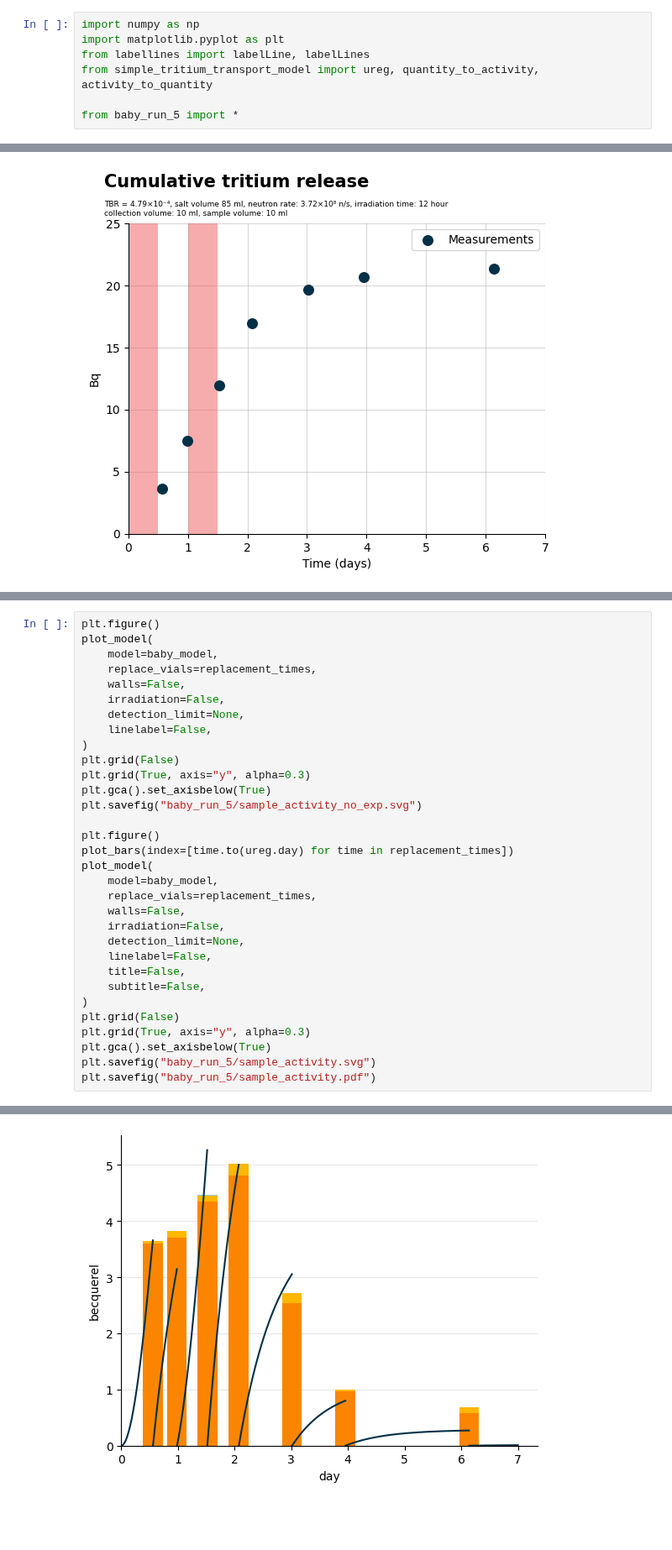
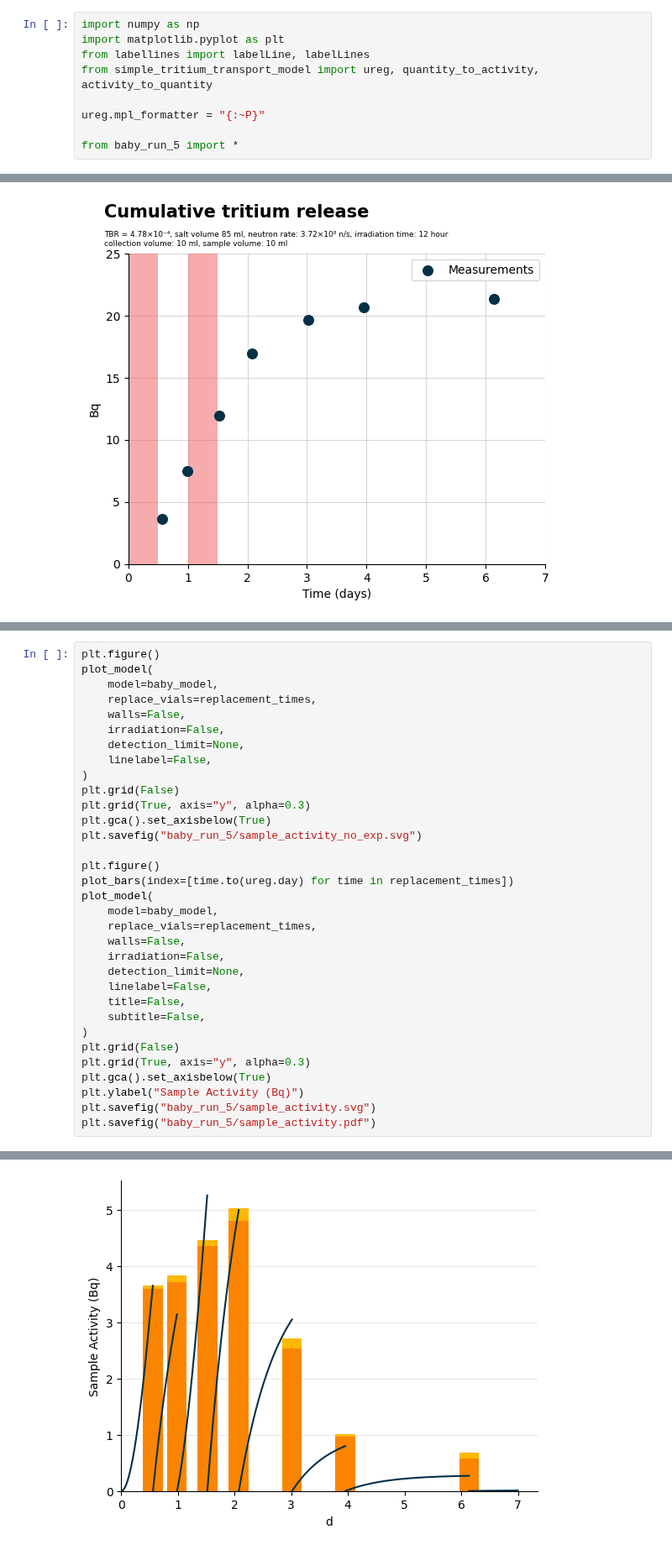
Before and after one commit to LIBRA-project/BABY-100-mL-runs, a Jupyter notebook: baby_run_5.ipynb, the cells around one changed output, grey strips where cells are left out. Shown at 84% size. Drawn from its saved outputs; the diff is of its cells as text; blank space fills up the shorter version.

```diff
--- a/baby_run_5.ipynb
+++ b/baby_run_5.ipynb
@@ -4,6 +4,8 @@ import matplotlib.pyplot as plt
 from labellines import labelLine, labelLines
 from simple_tritium_transport_model import ureg, quantity_to_activity, activity_to_quantity
 
+ureg.mpl_formatter = "{:~P}"
+
 from baby_run_5 import *
 # %%
 baby_model.run(7 * ureg.day)
@@ -480,6 +482,7 @@ plot_model(
 plt.grid(False)
 plt.grid(True, axis="y", alpha=0.3)
 plt.gca().set_axisbelow(True)
+plt.ylabel("Sample Activity (Bq)")
 plt.savefig("baby_run_5/sample_activity.svg")
 plt.savefig("baby_run_5/sample_activity.pdf")
 # %% [output]
@@ -487,4 +490,4 @@ plt.savefig("baby_run_5/sample_activity.pdf")
-[figure, old version]
+[figure, new version]
 # %%
 modification_factors = np.linspace(0.7, 1.3, 7)
 models = []
```
Also changed, not shown: parts of 8 cells of this notebook, 2 other files.
